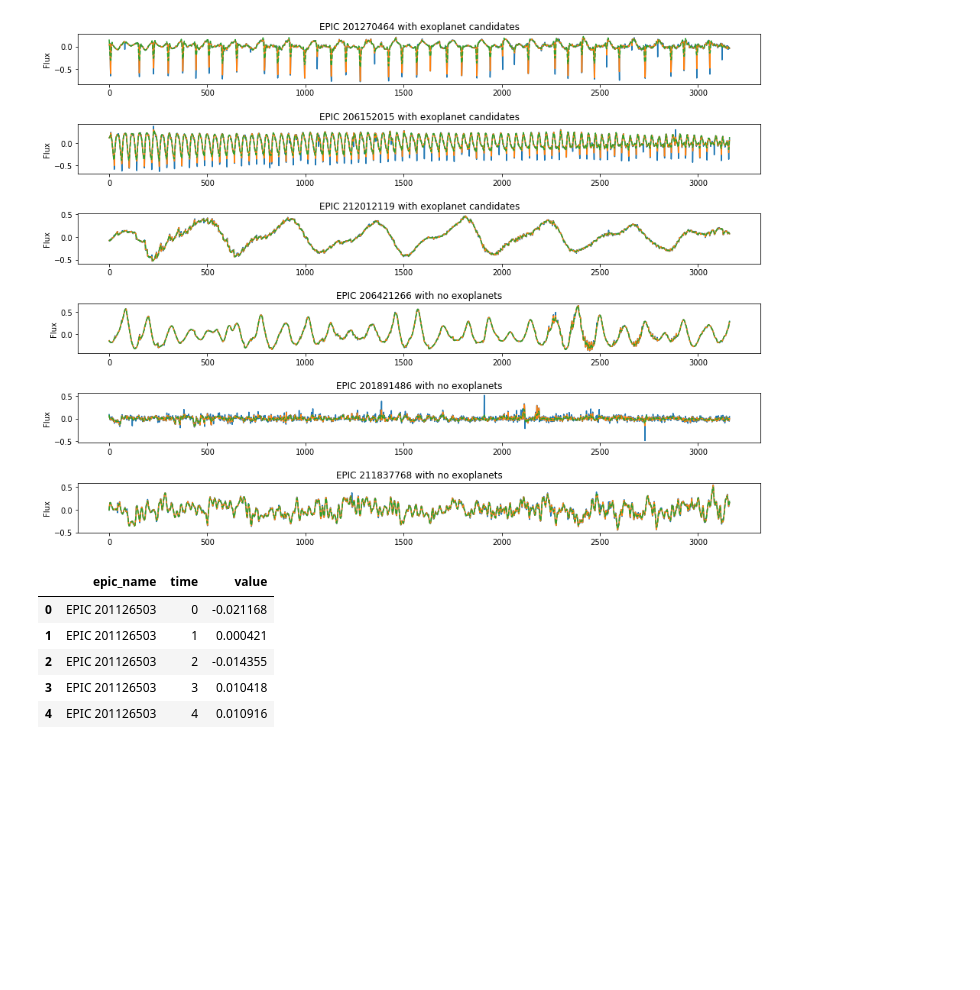
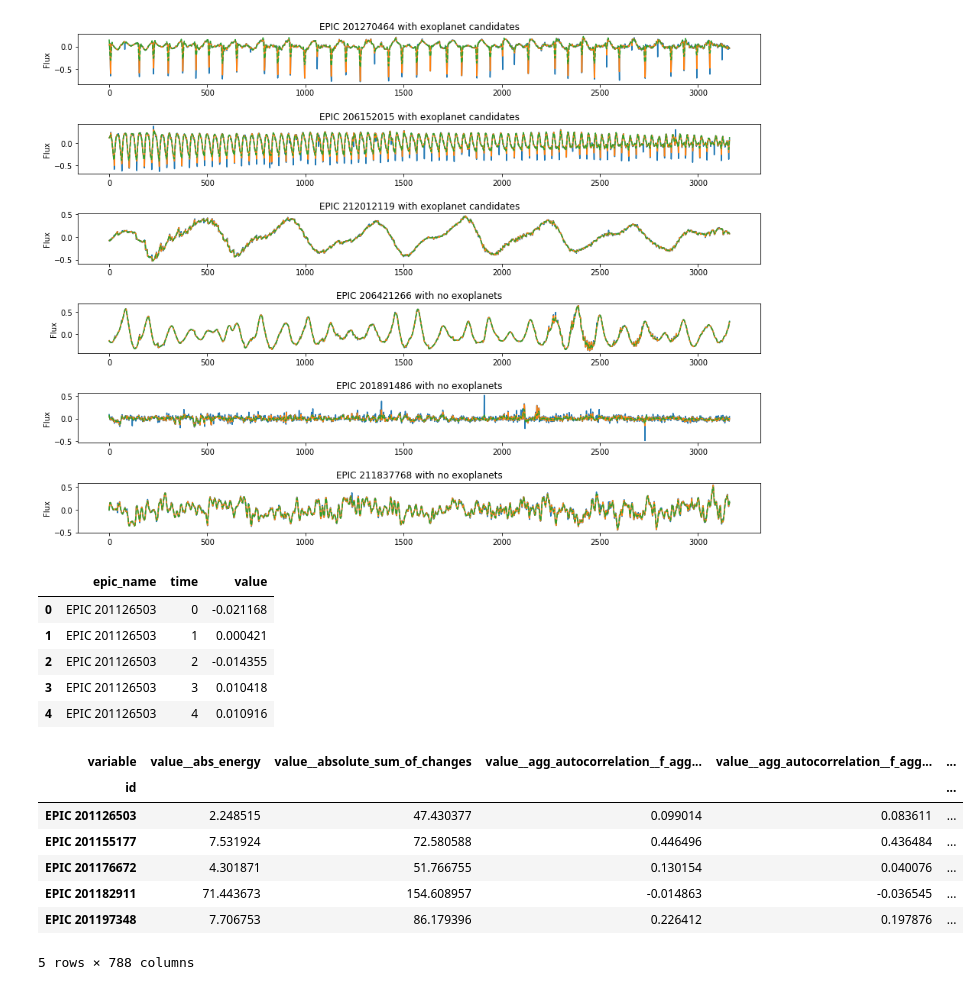
Before and after one commit to alexkapele/exoplanet-exploration, a Jupyter notebook: exoplanet_exploration.ipynb, the cells around one changed output. Saved outputs shown, nothing was run; the diff lists cells and outputs as text; code cells hidden in the pictures; blank space fills up the shorter version.

```diff
--- a/exoplanet_exploration.ipynb
+++ b/exoplanet_exploration.ipynb
@@ -423,8 +423,8 @@ flux_norm_stacked.head()
 | 3 | EPIC 201126503 | 3 | 0.010418 |
 | 4 | EPIC 201126503 | 4 | 0.010916 |
 # %%
-from tsfresh import extract_features, select_features
-from tsfresh.utilities.dataframe_functions import impute
+from tsfresh import extract_features
+from tsfresh.feature_extraction import EfficientFCParameters
 
 # Run tsfresh.extract_features on multiple batches of the dataset
 series_len = flux_norm.shape[1] # time-series length
@@ -436,15 +436,18 @@ flux_features = pd.DataFrame() # empty dataframe to store extracted features
 # Run tsfresh.extract_features in a loop
 for i in range(0,i_max):
     flux_s = flux_norm_stacked[i*(n_batch)*(series_len):((i+1)*n_batch)*(series_len)]
-    extracted_features = extract_features(flux_s, column_id='epic_name', column_sort='time')
+    extracted_features = extract_features(flux_s, column_id='epic_name', column_sort='time',default_fc_parameters=EfficientFCParameters())
     flux_features = flux_features.append(extracted_features)
 
 flux_features.to_csv("Data\\flux_features.csv")
-# %%
-from tsfresh import extract_features, select_features
-from tsfresh.utilities.dataframe_functions import impute
-
-flux_features = extract_features(flux_norm_stacked, column_id='epic_name', column_sort='time', chunksize=5)
-
-#impute(flux_features)
-#flux_features_filtered = select_features(flux_features,labels)
+# %%
+flux_features.head()
+# %% [output]
+| variable | value__abs_energy | value__absolute_sum_of_changes | value__agg_autocorrelation__f_agg... | value__agg_autocorrelation__f_agg... | ... |
+| id |  |  |  |  | ... |
+| EPIC 201126503 | 2.248515 | 47.430377 | 0.099014 | 0.083611 | ... |
+| EPIC 201155177 | 7.531924 | 72.580588 | 0.446496 | 0.436484 | ... |
+| EPIC 201176672 | 4.301871 | 51.766755 | 0.130154 | 0.040076 | ... |
+| EPIC 201182911 | 71.443673 | 154.608957 | -0.014863 | -0.036545 | ... |
+| EPIC 201197348 | 7.706753 | 86.179396 | 0.226412 | 0.197876 | ... |
+5 rows × 788 columns
```
